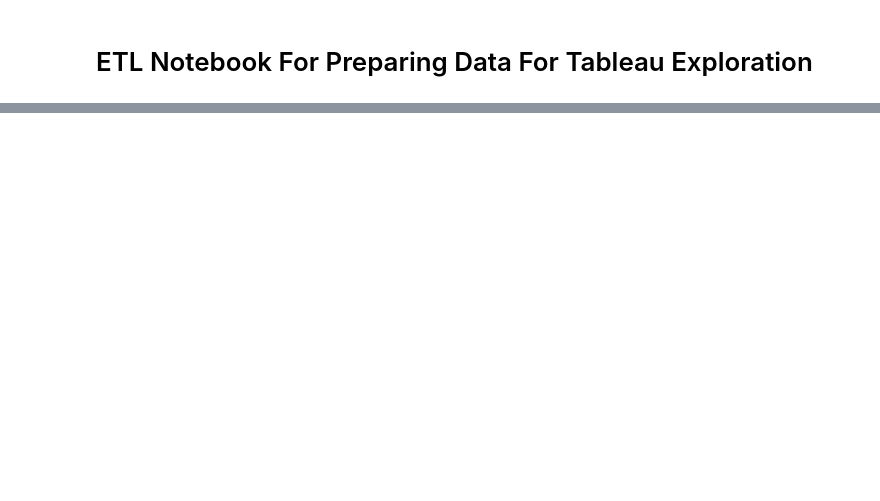
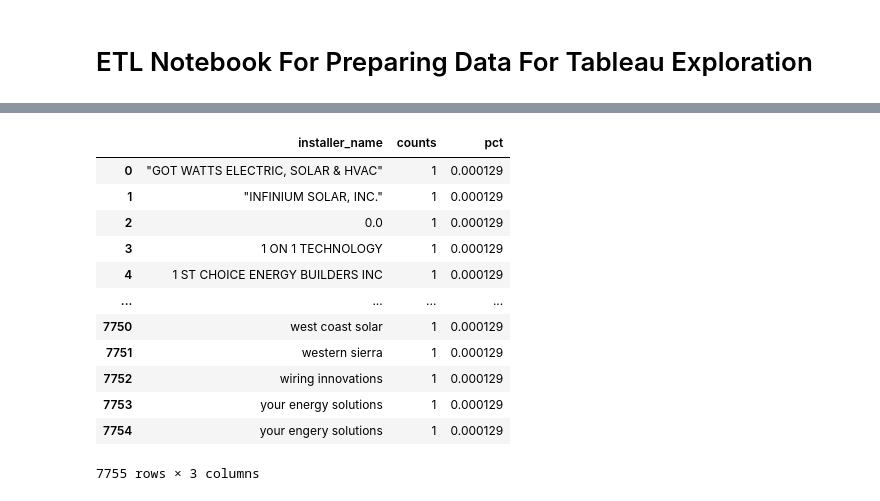
Before and after one commit to ns96/ML_Project, a Jupyter notebook: etl/etl_nstevens.ipynb, the cells around one changed output, grey strips where cells are left out. Saved outputs shown, nothing was run; the diff lists cells and outputs as text; code cells hidden in the pictures; blank space fills up the shorter version.

```diff
--- a/etl/etl_nstevens.ipynb
+++ b/etl/etl_nstevens.ipynb
@@ -93,0 +101,19 @@ print(df_final.shape)
+# %%
+df_installer_names_counts = df_installer_names.groupby('installer_name').size().reset_index()
+df_installer_names_counts = df_installer_names_counts.rename(columns={0: 'counts'})
+df_installer_names_counts['pct'] = df_installer_names_counts['counts']/df_installer_names_counts['counts'].sum()
+df_installer_names_counts
+# %% [output]
+|  | installer_name | counts | pct |
+| 0 | "GOT WATTS ELECTRIC, SOLAR & HVAC" | 1 | 0.000129 |
+| 1 | "INFINIUM SOLAR, INC." | 1 | 0.000129 |
+| 2 | 0.0 | 1 | 0.000129 |
+| 3 | 1 ON 1 TECHNOLOGY | 1 | 0.000129 |
+| 4 | 1 ST CHOICE ENERGY BUILDERS INC | 1 | 0.000129 |
+| ... | ... | ... | ... |
+| 7750 | west coast solar | 1 | 0.000129 |
+| 7751 | western sierra | 1 | 0.000129 |
+| 7752 | wiring innovations | 1 | 0.000129 |
+| 7753 | your energy solutions | 1 | 0.000129 |
+| 7754 | your engery solutions | 1 | 0.000129 |
+7755 rows × 3 columns
```
Also changed, not shown: parts of 24 cells of this notebook.
